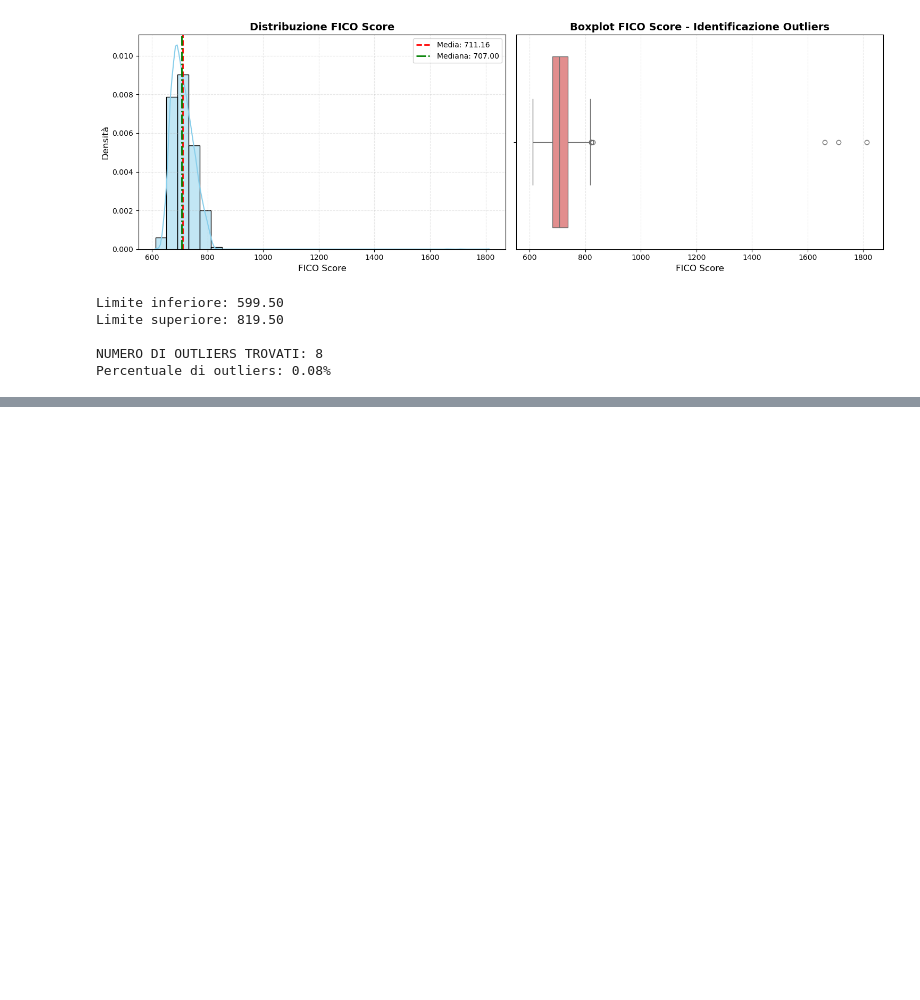
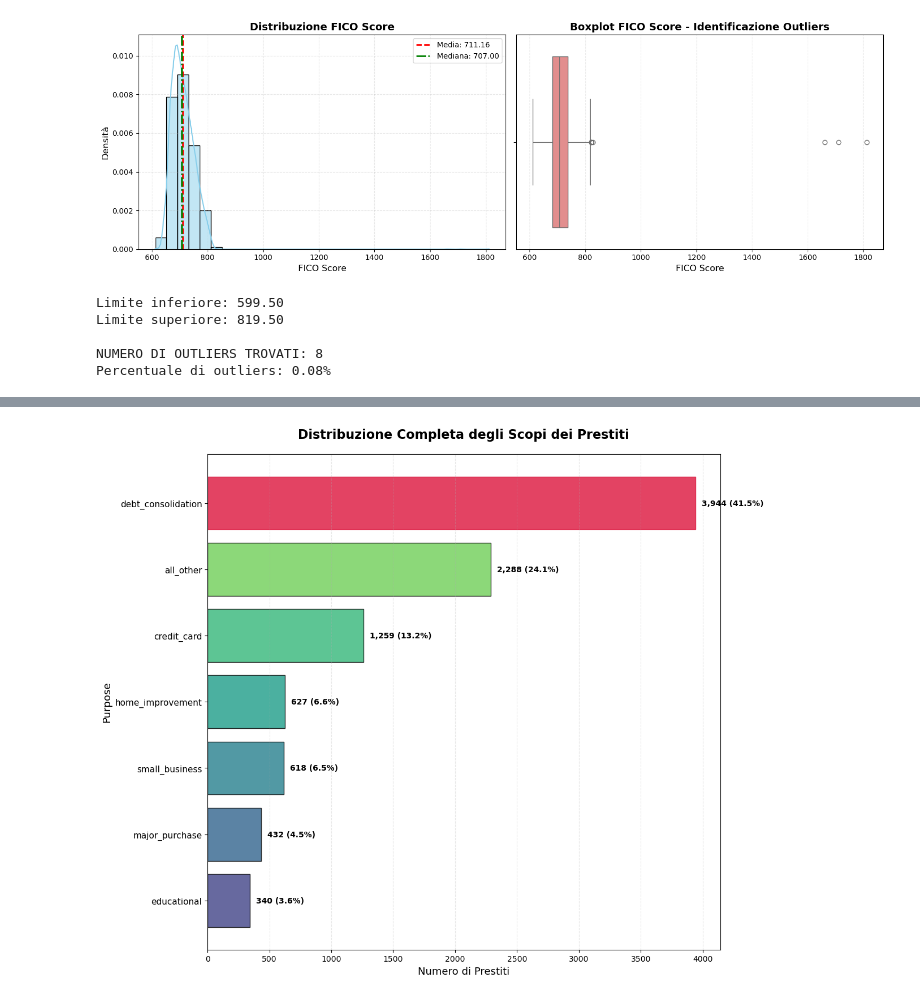
Before and after one commit to gabrielniculaesei/lendingclub-dataset, a Jupyter notebook: Project.ipynb, the cells around one changed output, grey strips where cells are left out. Saved outputs shown, nothing was run; the diff lists cells and outputs as text; code cells hidden in the pictures; blank space fills up the shorter version.

```diff
--- a/Project.ipynb
+++ b/Project.ipynb
@@ -933,0 +915,67 @@ Per quanto riguarda gli outlier stessi, essi andavano a essere >850, ma per la l
+# %%
+
+purpose_counts = data['purpose'].value_counts()
+purpose_pct = (purpose_counts / len(data) * 100)
+
+# Ordina i valori in ordine crescente per migliore leggibilità
+purpose_counts_sorted = purpose_counts.sort_values()
+
+# Crea il grafico
+fig, ax = plt.subplots(figsize=(12, 10))
+
+# Usa una palette di colori gradient
+colors_gradient = plt.cm.viridis(np.linspace(0.2, 0.9, len(purpose_counts_sorted)))
+
+# Crea le barre orizzontali
+bars = ax.barh(range(len(purpose_counts_sorted)),
+               purpose_counts_sorted.values,
+               color=colors_gradient,
+               edgecolor='black',
+               alpha=0.8)
+
+# Colora in rosso la barra più alta
+max_idx = np.argmax(purpose_counts_sorted.values)
+bars[max_idx].set_color('crimson')
+
+# Aggiungi le percentuali alla fine di ogni barra
+for i, (purpose, count) in enumerate(purpose_counts_sorted.items()):
+    pct = (count / len(data)) * 100
+    ax.text(count + 50, i, f'{count:,} ({pct:.1f}%)',
+            va='center', fontweight='bold', fontsize=10)
+
+# Imposta le etichette sull'asse Y
+ax.set_yticks(range(len(purpose_counts_sorted)))
+ax.set_yticklabels(purpose_counts_sorted.index, fontsize=11)
+
+# Titoli e etichette
+ax.set_title('Distribuzione Completa degli Scopi dei Prestiti',
+             fontsize=16, fontweight='bold', pad=20)
+ax.set_xlabel('Numero di Prestiti', fontsize=13)
+ax.set_ylabel('Purpose', fontsize=13)
+
+# Griglia per facilitare la lettura
+ax.grid(True, linestyle='--', alpha=0.3, axis='x')
+
+
+plt.tight_layout()
+plt.show()
+
+# === TABELLA RIASSUNTIVA ===
+print("\n" + "="*70)
+print(" "*20 + "STATISTICHE PURPOSE")
+print("="*70)
+print(f"{'Purpose':<30} {'Count':>12} {'Percentage':>15}")
+print("-"*70)
+for purpose, count in purpose_counts.items():
+    pct = (count / len(data)) * 100
+    print(f"{purpose:<30} {count:>12,} {pct:>14.2f}%")
+print("="*70)
+print(f"{'TOTALE':<30} {len(data):>12,} {100.0:>14.2f}%")
+print("="*70)
+
+# Statistiche aggiuntive
+print(f"\n{'Numero totale di categorie:':<35} {len(purpose_counts)}")
+print(f"{'Categoria più frequente:':<35} {purpose_counts.index[0]} ({purpose_counts.iloc[0]:,} prestiti)")
+print(f"{'Categoria meno frequente:':<35} {purpose_counts.index[-1]} ({purpose_counts.iloc[-1]:,} prestiti)")
+# %% [output]
+[figure, added]
```
Also changed, not shown: parts of 45 cells of this notebook.
